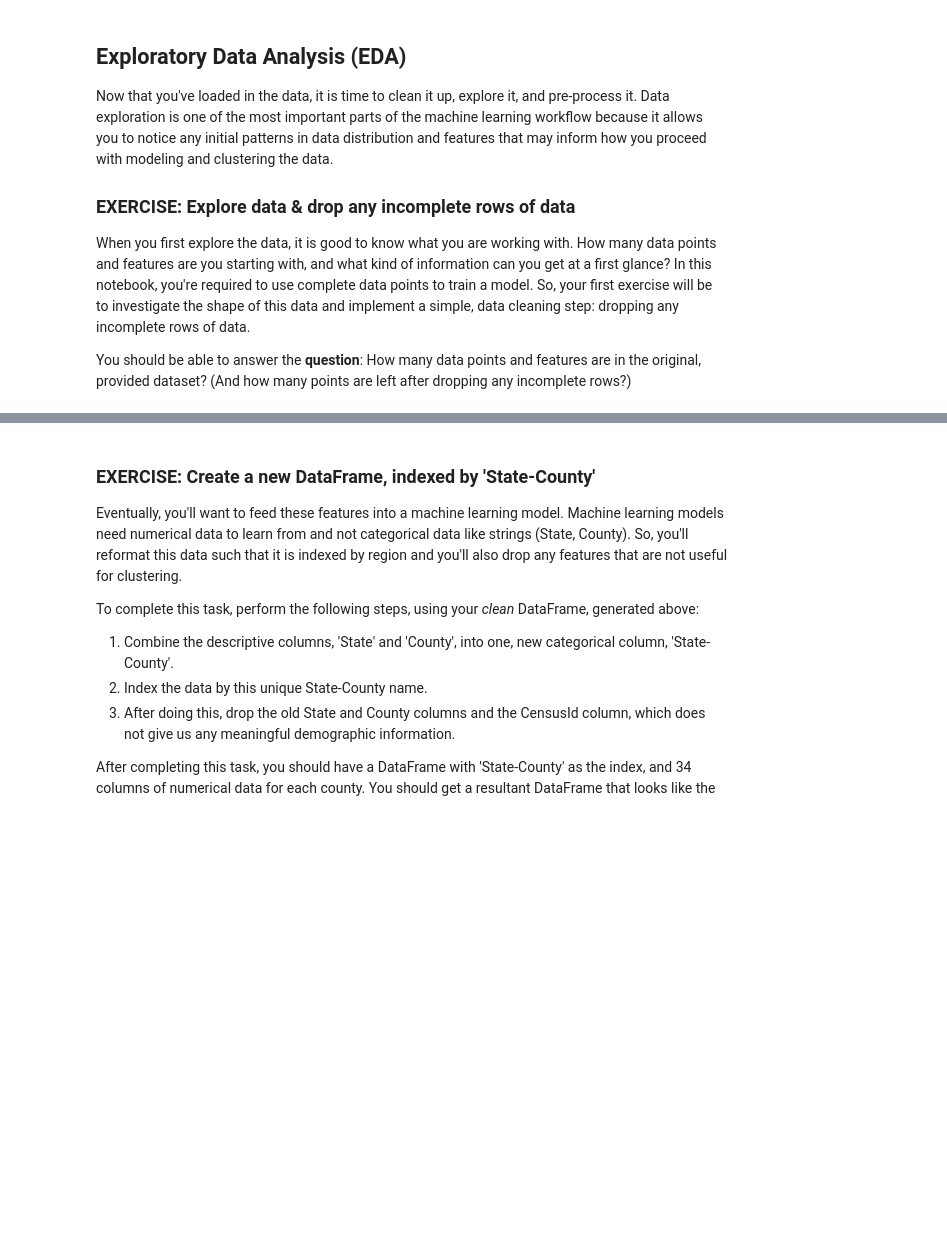
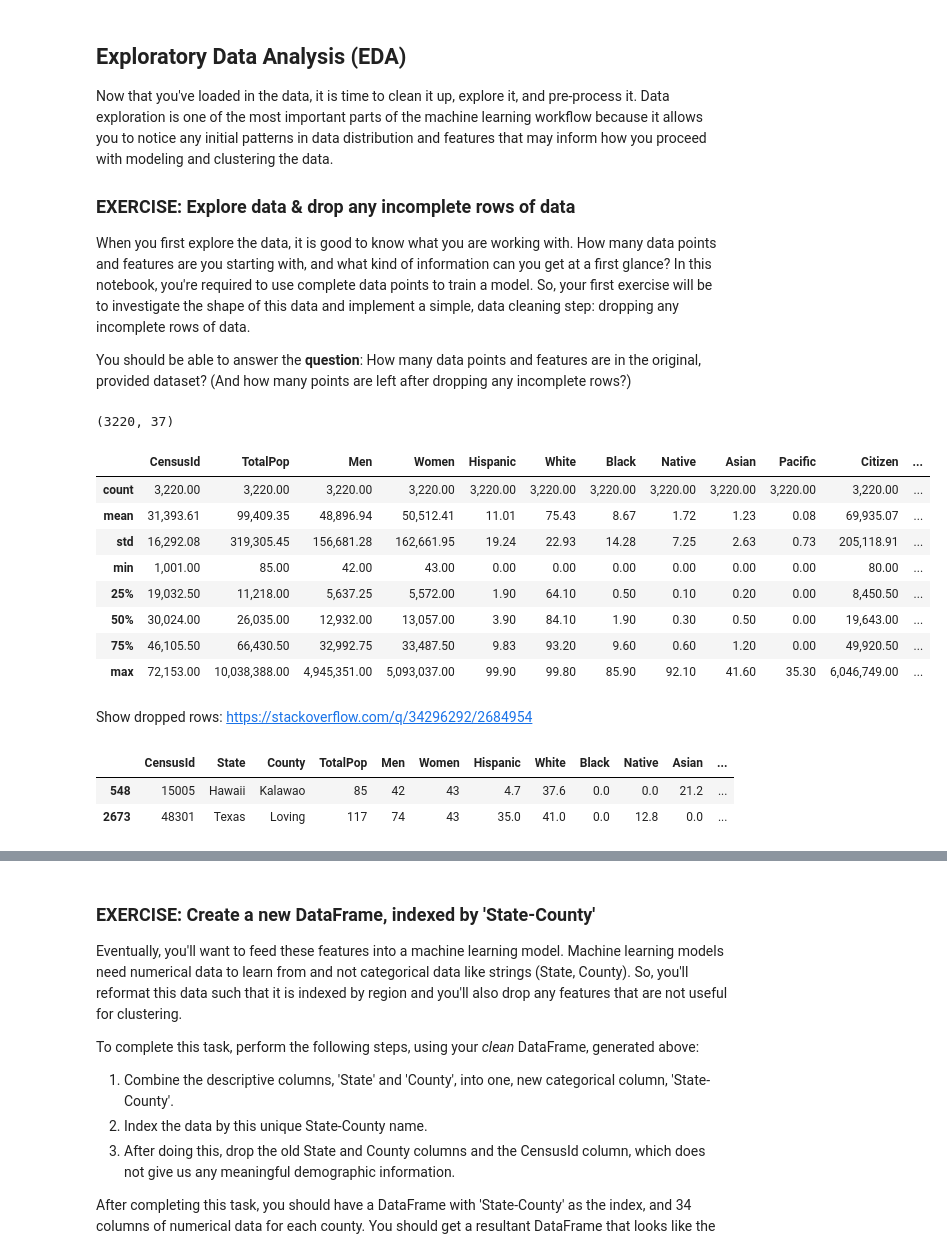
Before and after one commit to foxan/ML_SageMaker_Studies, a Jupyter notebook: Population_Segmentation/Pop_Segmentation_Exercise.ipynb, the cells around one changed output, grey strips where cells are left out. Cells and saved outputs as stored; diff of their text form; code cells hidden in the pictures; blank space fills up the shorter version.

```diff
--- a/Population_Segmentation/Pop_Segmentation_Exercise.ipynb
+++ b/Population_Segmentation/Pop_Segmentation_Exercise.ipynb
@@ -96,4 +131,33 @@ Now that you've loaded in the data, it is time to clean it up, explore it, and p
 When you first explore the data, it is good to know what you are working with. How many data points and features are you starting with, and what kind of information can you get at a first glance? In this notebook, you're required to use complete data points to train a model. So, your first exercise will be to investigate the shape of this data and implement a simple, data cleaning step: dropping any incomplete rows of data.
 
 You should be able to answer the **question**: How many data points and features are in the original, provided dataset? (And how many points are left after dropping any incomplete rows?)
+# %%
+counties_df.shape
+# %% [output]
+(3220, 37)
+# %%
+pd.set_option('display.max_columns', 500)
+
+# print out stats about data
+counties_df.describe().apply(lambda x: x.map("{:,.2f}".format))
+# %% [output]
+|  | CensusId | TotalPop | Men | Women | Hispanic | White | Black | Native | Asian | Pacific | Citizen | ... |
+| count | 3,220.00 | 3,220.00 | 3,220.00 | 3,220.00 | 3,220.00 | 3,220.00 | 3,220.00 | 3,220.00 | 3,220.00 | 3,220.00 | 3,220.00 | ... |
+| mean | 31,393.61 | 99,409.35 | 48,896.94 | 50,512.41 | 11.01 | 75.43 | 8.67 | 1.72 | 1.23 | 0.08 | 69,935.07 | ... |
+| std | 16,292.08 | 319,305.45 | 156,681.28 | 162,661.95 | 19.24 | 22.93 | 14.28 | 7.25 | 2.63 | 0.73 | 205,118.91 | ... |
+| min | 1,001.00 | 85.00 | 42.00 | 43.00 | 0.00 | 0.00 | 0.00 | 0.00 | 0.00 | 0.00 | 80.00 | ... |
+| 25% | 19,032.50 | 11,218.00 | 5,637.25 | 5,572.00 | 1.90 | 64.10 | 0.50 | 0.10 | 0.20 | 0.00 | 8,450.50 | ... |
+| 50% | 30,024.00 | 26,035.00 | 12,932.00 | 13,057.00 | 3.90 | 84.10 | 1.90 | 0.30 | 0.50 | 0.00 | 19,643.00 | ... |
+| 75% | 46,105.50 | 66,430.50 | 32,992.75 | 33,487.50 | 9.83 | 93.20 | 9.60 | 0.60 | 1.20 | 0.00 | 49,920.50 | ... |
+| max | 72,153.00 | 10,038,388.00 | 4,945,351.00 | 5,093,037.00 | 99.90 | 99.80 | 85.90 | 92.10 | 41.60 | 35.30 | 6,046,749.00 | ... |
+# %% [markdown]
+Show dropped rows: [https://stackoverflow.com/q/34296292/2684954](https://stackoverflow.com/q/34296292/2684954)
+# %%
+df = counties_df
+dropped_rows = df[np.invert(df.index.isin(df.dropna().index))]
+dropped_rows
+# %% [output]
+|  | CensusId | State | County | TotalPop | Men | Women | Hispanic | White | Black | Native | Asian | ... |
+| 548 | 15005 | Hawaii | Kalawao | 85 | 42 | 43 | 4.7 | 37.6 | 0.0 | 0.0 | 21.2 | ... |
+| 2673 | 48301 | Texas | Loving | 117 | 74 | 43 | 35.0 | 41.0 | 0.0 | 12.8 | 0.0 | ... |
 # %%
```
Also changed, not shown: parts of 48 cells of this notebook, 1 other file.
